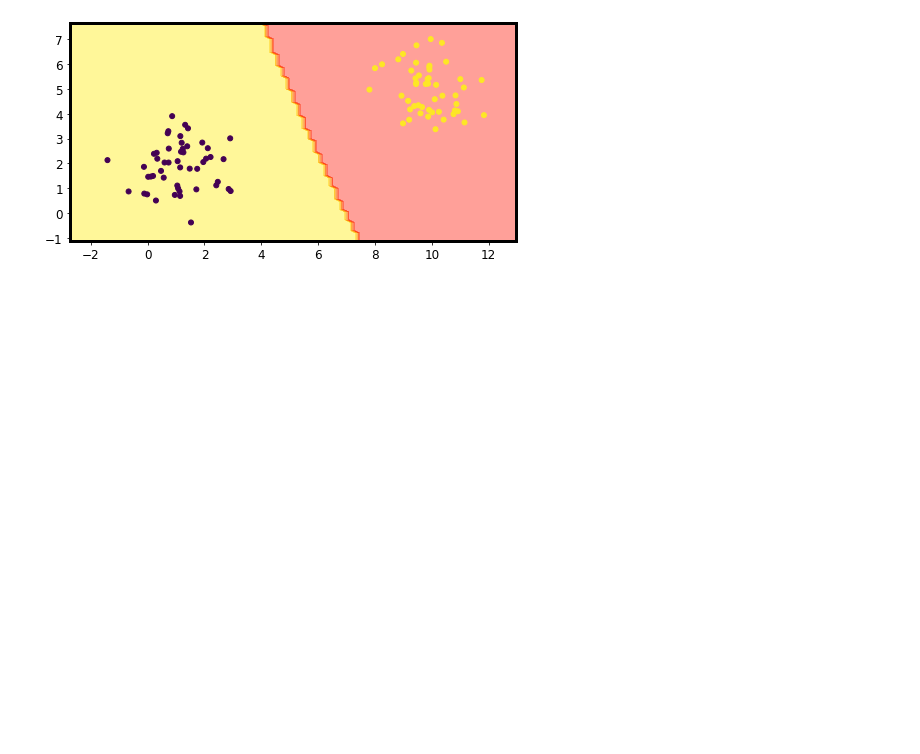
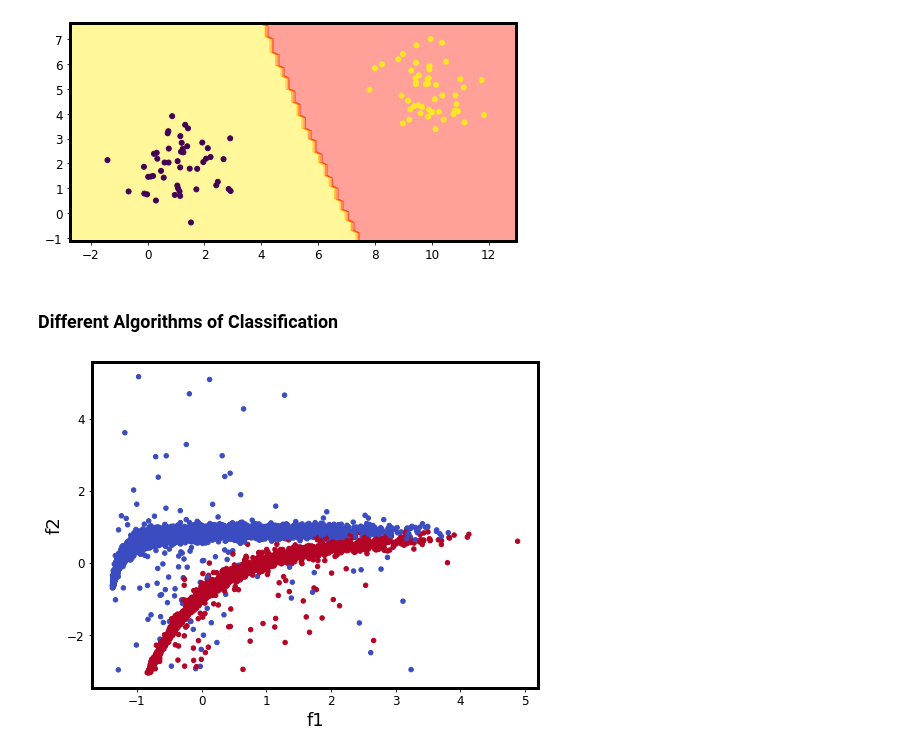
Before and after one commit to sraeisi/Machine_Learning_Physics_Winter20, a Jupyter notebook: Lec1/Reg&Clf.ipynb, the cells around one changed output. Drawn from its saved outputs; the diff is of its cells as text; code cells hidden in the pictures; blank space fills up the shorter version.

```diff
--- a/Lec1/Reg&Clf.ipynb
+++ b/Lec1/Reg&Clf.ipynb
@@ -545,3 +547,5 @@ ax.scatter(*X.T, c=Y)
 plt.show()
 # %% [output]
 [figure]
+# %% [markdown]
+### Different Algorithms of Classification
@@ -547,0 +569,9 @@ plt.show()
+# %%
+
+fig = plt.figure(figsize=(8,6))
+ax = fig.add_subplot(111, xlabel = 'f1', ylabel='f2')
+ax.scatter(X[:,0], X[:,1], c= Y , cmap=plt.cm.coolwarm, s=20)
+# ax.legend()
+plt.show()
+# %% [output]
+[figure, added]
```
Also changed, not shown: parts of 25 cells of this notebook, 2 other files.
